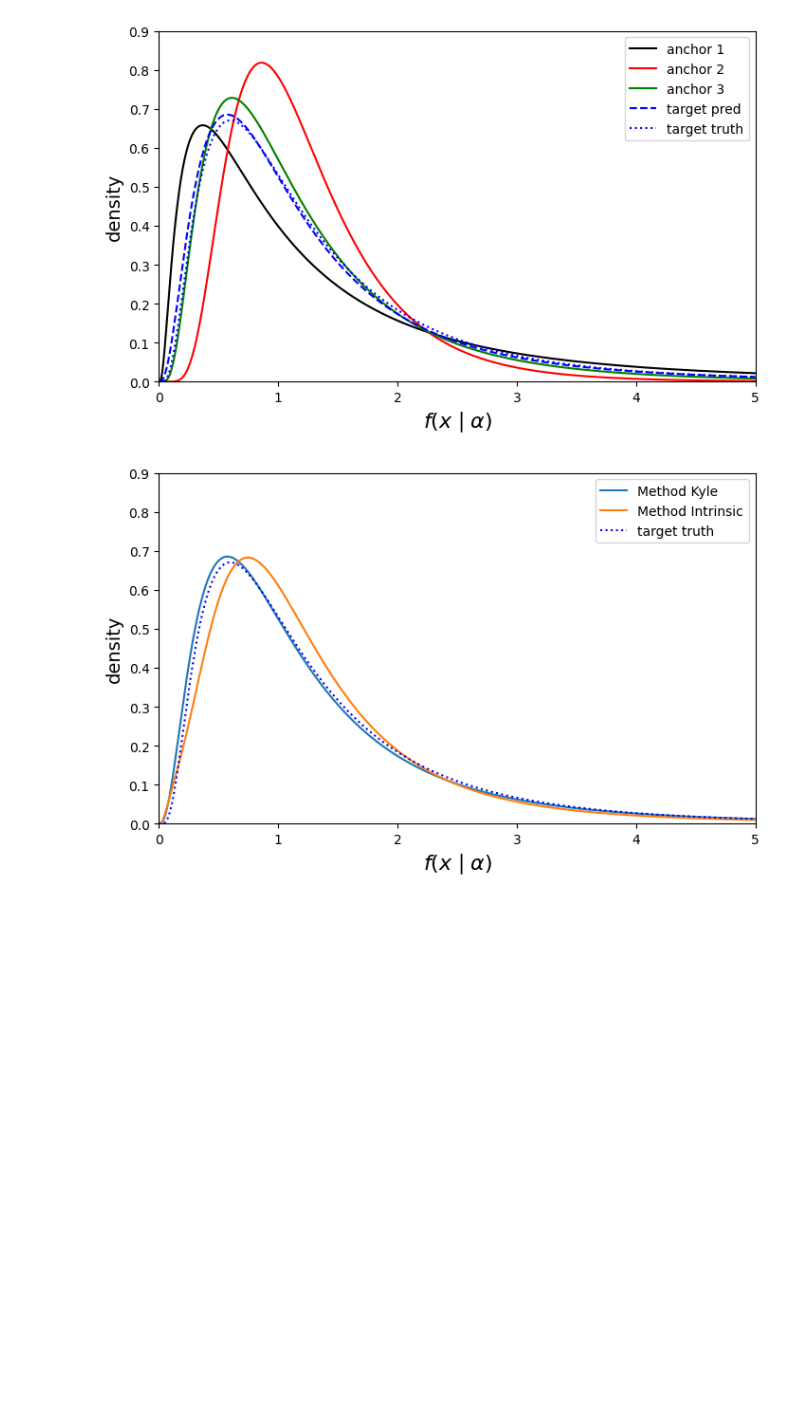
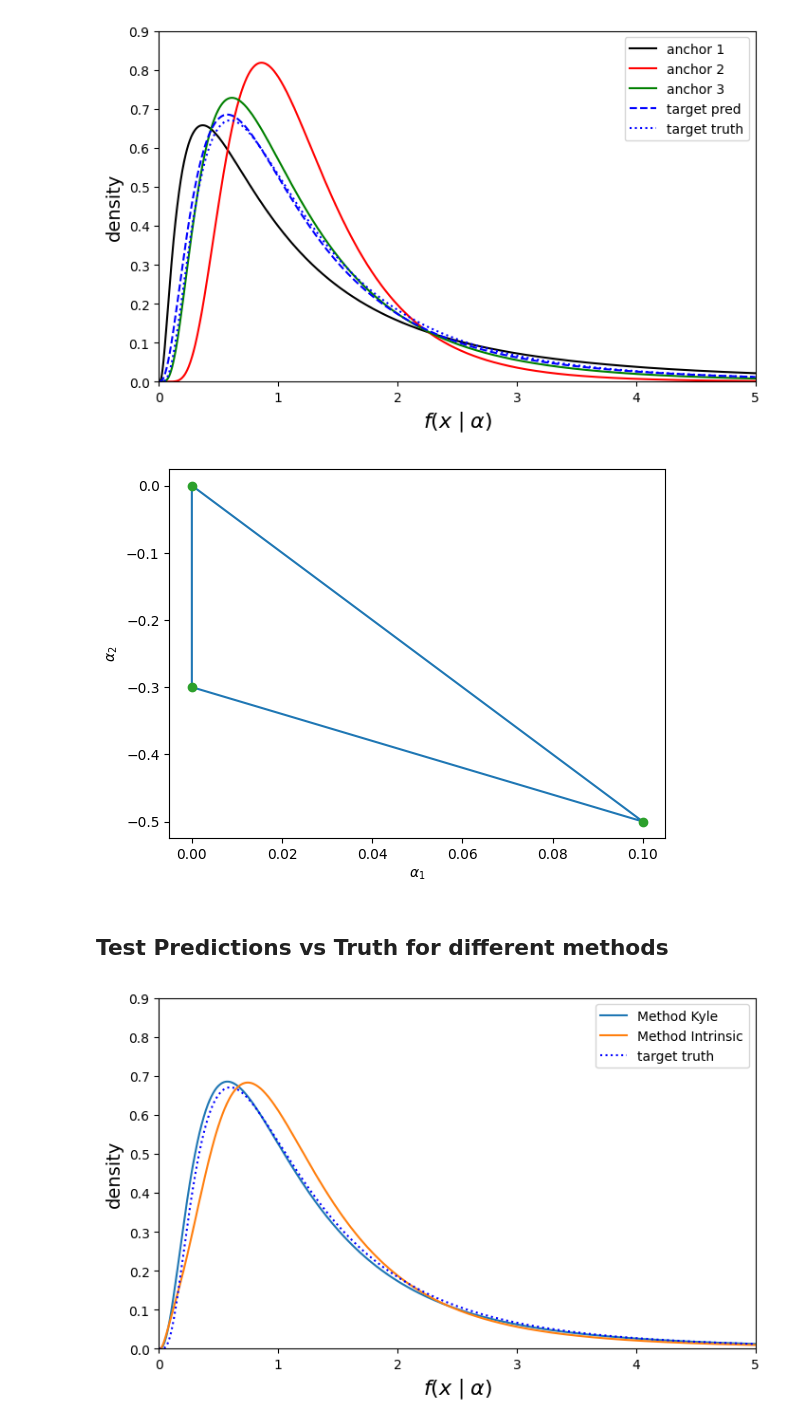
Before and after one commit to JaySandesara/histfactory_interpolation_tools, a Jupyter notebook: ambient_fisher_logGaussian.ipynb, the cells around one changed output. Saved outputs shown, nothing was run; the diff lists cells and outputs as text; code cells hidden in the pictures; blank space fills up the shorter version.

Commit message:
added simplex visualization for 2D param space

```diff
--- a/ambient_fisher_logGaussian.ipynb
+++ b/ambient_fisher_logGaussian.ipynb
@@ -20,13 +20,16 @@ xarray = np.linspace(1e-9, 7.0, num=10000)
 def plot_anchor_interp(
     alpha_target=np.array([0.05, -0.25]),
     alphas=np.array([[0.0, 0.0], [0.1, -0.5], [0.0, -0.3]]),
-    compare_predictions_with_truth = False
+    compare_predictions_with_truth = False,
+    plot_simplex = False
 ):
 
     anchor_alphas = np.array(alphas)
     anchor_pdfs = [lognormal_family(alpha) for alpha in anchor_alphas]
 
-    interp = AmbientFisherInterpolator(anchor_alphas, anchor_pdfs, xarray)
+    interp = AmbientFisherInterpolator(anchor_alphas, anchor_pdfs, xarray, plot_simplex=plot_simplex)
+
+    if plot_simplex: return None
 
     p_hat_kyle = interp.predict_extrinsic(alpha_target, followKyle=True)
     p_hat_intrinsic = interp.predict_intrinsic(alpha_target)
@@ -66,6 +69,18 @@ plot_anchor_interp(
 )
 # %% [output]
 [figure]
+# %%
+# Plot the simplex
+plot_anchor_interp(
+    alpha_target=np.array([0.05, -0.25]),
+    alphas=np.array([[0.0, 0.0], [0.1, -0.5], [0.0, -0.3]]),
+    plot_simplex=True
+)
+# %% [output]
+[figure, added]
+# %% [markdown]
+Test Predictions vs Truth for different methods
+---
 # %%
 alpha_anchors = np.array([[0.0, 0.0], [0.1, -0.5], [0.0, -0.3]])
 plot_anchor_interp(
```
Also changed, not shown: 1 other file.
